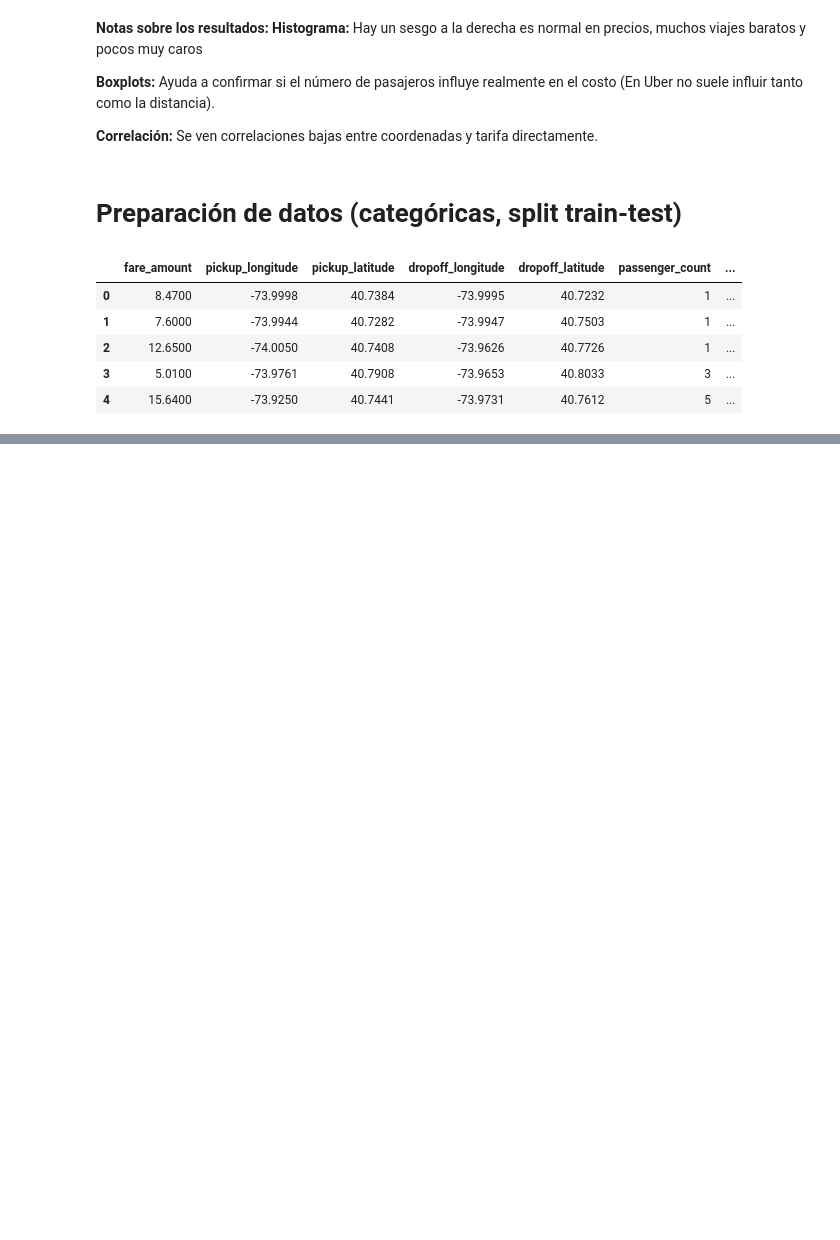
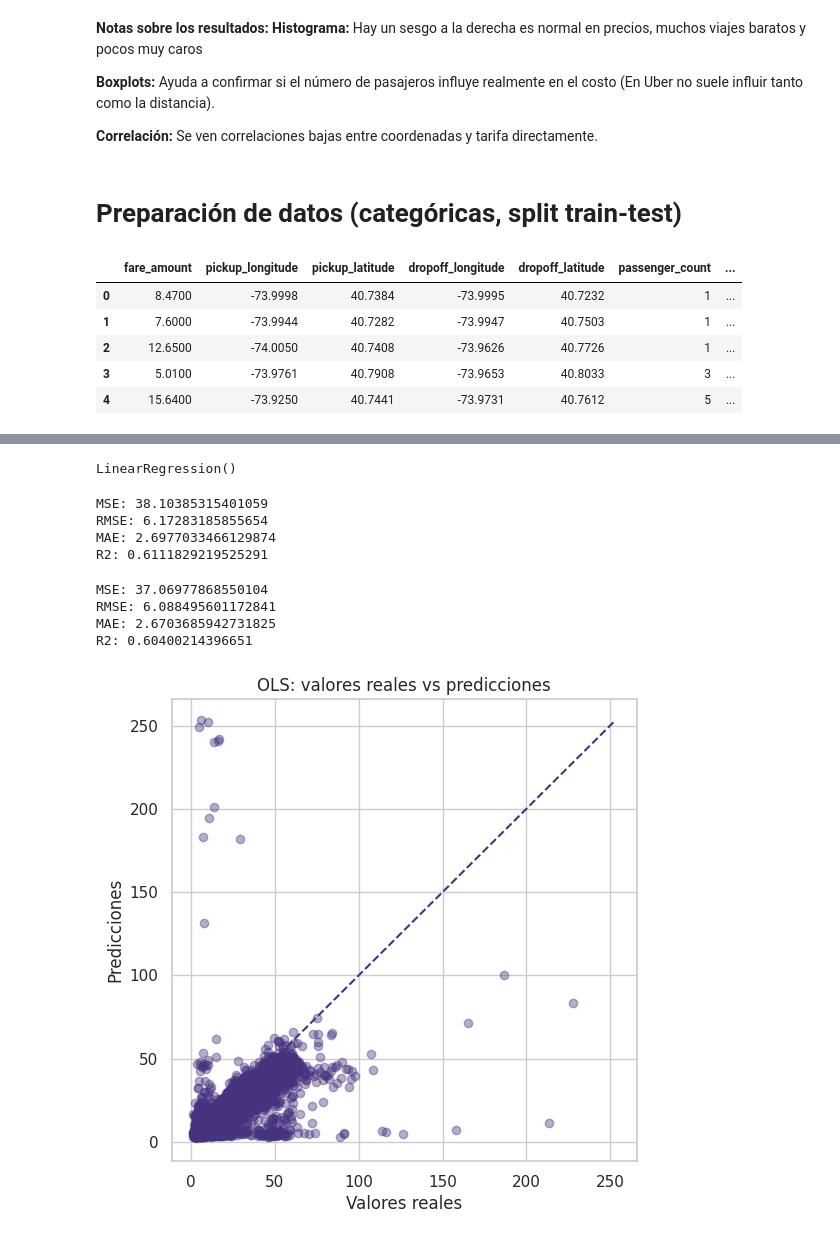
Before and after one commit to LucasD1az/AA1-TUIA-2026C1-Anianios-DiazCelauro-Tardugno, a Jupyter notebook: TP-regresion-AA1.ipynb, the cells around one changed output, grey strips where cells are left out. Cells and saved outputs as stored; diff of their text form; code cells hidden in the pictures; blank space fills up the shorter version.

Commit message:
Nueva sección: LinearRegression

```diff
--- a/TP-regresion-AA1.ipynb
+++ b/TP-regresion-AA1.ipynb
@@ -480,0 +479,10 @@ X_test[columnas_escalar] = scaler.transform(X_test[columnas_escalar])
+# %%
+# Creamos y entrenamos el modelo
+lr_ols = LinearRegression()
+lr_ols.fit(X_train, y_train)
+# %% [output]
+LinearRegression()
+# %%
+# Predicciones
+y_pred_train = lr_ols.predict(X_train)
+y_pred_test = lr_ols.predict(X_test)
@@ -480,0 +500,37 @@ X_test[columnas_escalar] = scaler.transform(X_test[columnas_escalar])
+# %%
+# Metricas train
+print("MSE:", mse_train)
+print("RMSE:", rmse_train)
+print("MAE:", mae_train)
+print("R2:", r2_train)
+# %% [output]
+MSE: 38.10385315401059
+RMSE: 6.17283185855654
+MAE: 2.6977033466129874
+R2: 0.6111829219525291
+# %%
+# Metricas test
+print("MSE:", mse_test)
+print("RMSE:", rmse_test)
+print("MAE:", mae_test)
+print("R2:", r2_test)
+# %% [output]
+MSE: 37.06977868550104
+RMSE: 6.088495601172841
+MAE: 2.6703685942731825
+R2: 0.60400214396651
+# %%
+# Gráfico de valores reales vs predicciones
+plt.figure(figsize=(6,6))
+plt.scatter(y_test, y_pred_test, alpha=0.4)
+
+min_val = min(y_test.min(), y_pred_test.min())
+max_val = max(y_test.max(), y_pred_test.max())
+plt.plot([min_val, max_val], [min_val, max_val], '--')
+
+plt.xlabel("Valores reales")
+plt.ylabel("Predicciones")
+plt.title("OLS: valores reales vs predicciones")
+plt.show()
+# %% [output]
+[figure, added]
```
Also changed, not shown: parts of 4 cells of this notebook.
